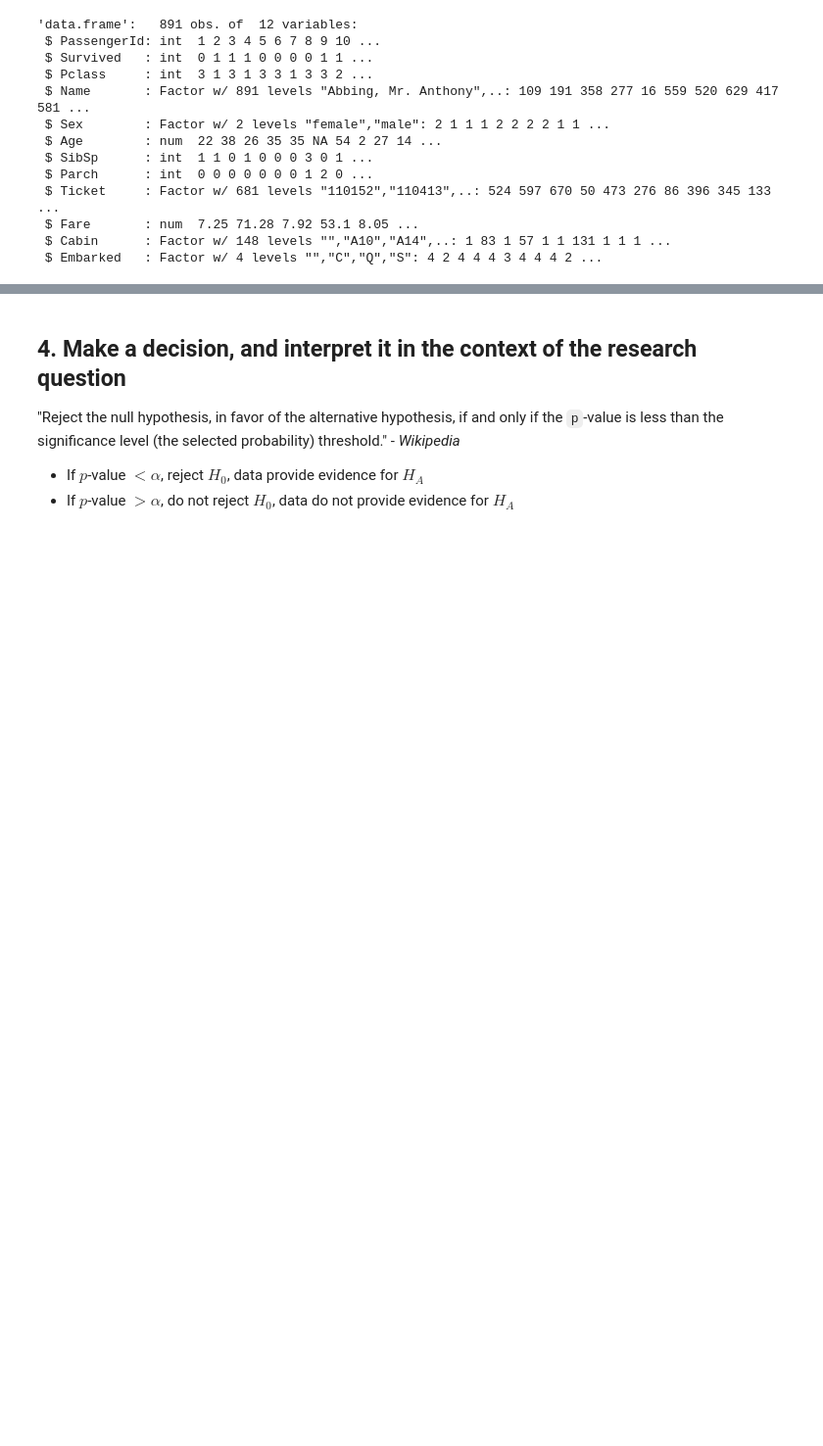
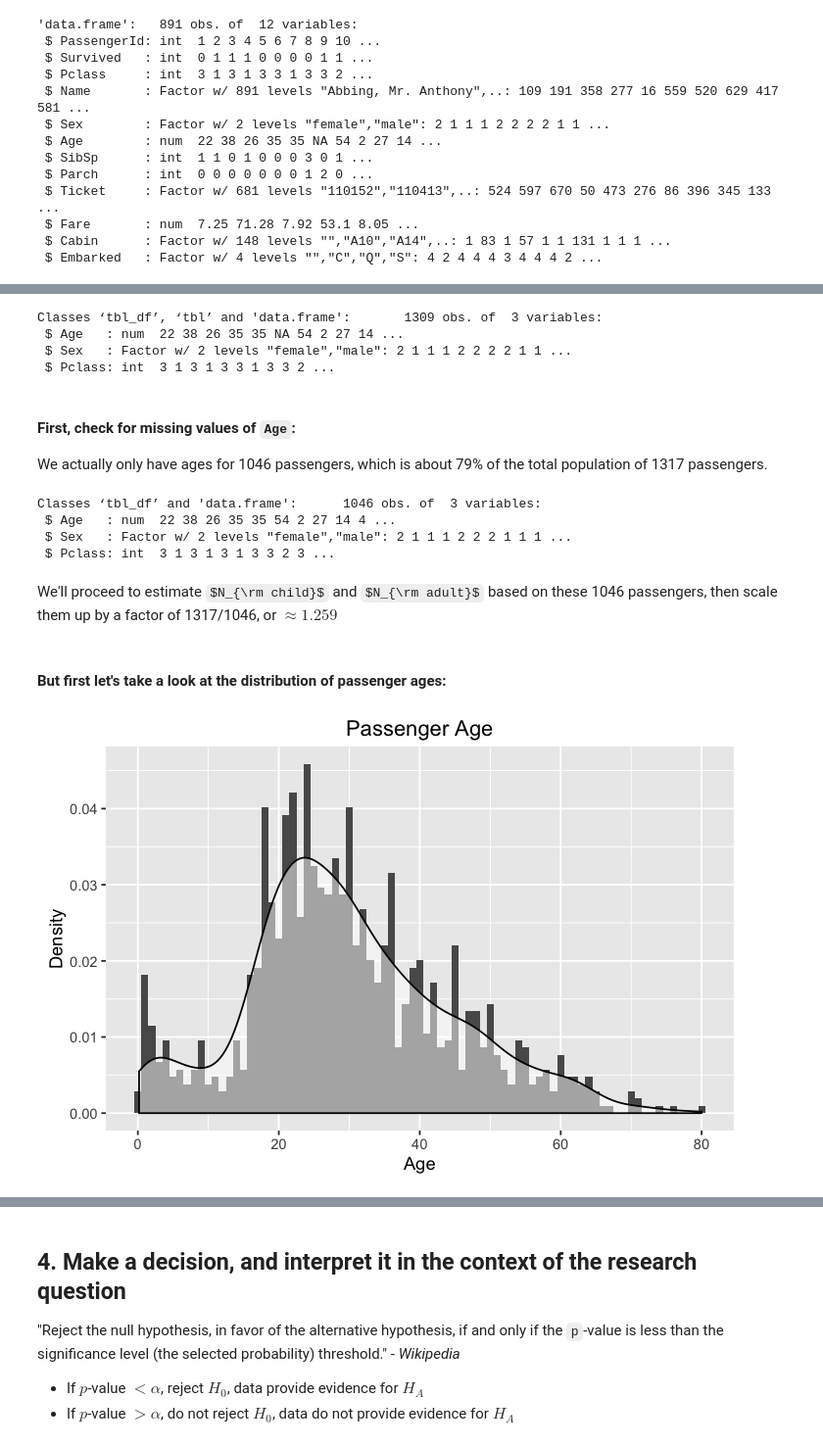
Before and after one commit to mepa/titanic-hypothesis-testing, a Jupyter notebook: 2016-08-18-TitanicHypothesisTesting-R.ipynb, the cells around one changed output, grey strips where cells are left out. Shown: that part at 98% size. Drawn from its saved outputs; the diff is of its cells as text; code cells hidden in the pictures; some formulas as TeX source; blank space fills up the shorter version.

```diff
--- a/2016-08-18-TitanicHypothesisTesting-R.ipynb
+++ b/2016-08-18-TitanicHypothesisTesting-R.ipynb
@@ -255,0 +151,41 @@ lived
+# %%
+# THE ENTIRE POPULATION
+test  <- read.csv('data/test.csv')   # read in Titanic test data csv file
+
+training <- data.frame(train$Age, train$Sex, train$Pclass)  # disclude Survived and assign to new data frame so we don't lose "train"
+names(training) <- c("Age", "Sex","Pclass") # rename column variables
+testing <- data.frame(test$Age, test$Sex, test$Pclass)
+names(testing)  <- c("Age", "Sex","Pclass")
+
+full  <- bind_rows(training, testing)      # bind training & test data
+str(full)  # note that there are 1309 observations, which is over 99% of the entire population of 1317
+# %% [output]
+Classes ‘tbl_df’, ‘tbl’ and 'data.frame':       1309 obs. of  3 variables:
+ $ Age   : num  22 38 26 35 35 NA 54 2 27 14 ...
+ $ Sex   : Factor w/ 2 levels "female","male": 2 1 1 1 2 2 2 2 1 1 ...
+ $ Pclass: int  3 1 3 1 3 3 1 3 3 2 ...
+# %% [markdown]
+#### First, check for missing values of `Age`:
+We actually only have ages for 1046 passengers, which is about 79% of the total population of 1317 passengers.
+# %%
+full <- full[!is.na(full$Age),] # drop all rows with missing ages
+str(full)
+# %% [output]
+Classes ‘tbl_df’ and 'data.frame':      1046 obs. of  3 variables:
+ $ Age   : num  22 38 26 35 35 54 2 27 14 4 ...
+ $ Sex   : Factor w/ 2 levels "female","male": 2 1 1 1 2 2 2 1 1 1 ...
+ $ Pclass: int  3 1 3 1 3 1 3 3 2 3 ...
+# %% [markdown]
+We'll proceed to estimate $N_{\rm child}$ and $N_{\rm adult}$ based on these 1046 passengers, then scale them up by a factor of 1317/1046, or $\approx 1.259$
+# %% [markdown]
+#### But first let's take a look at the distribution of passenger ages:
+# %%
+# Overlay a probability distribution function (PDF) on a histogram of Age
+ggplot(full, aes(x=Age)) +
+    ggtitle("Passenger Age") +
+    xlab("Age") +
+    ylab("Density") +
+    geom_histogram(aes(y=..density..), binwidth=1)+
+    geom_density(alpha=.5, fill="#FFFFFF")
+# %% [output]
+[figure, added]
```
Also changed, not shown: parts of 74 cells of this notebook.
